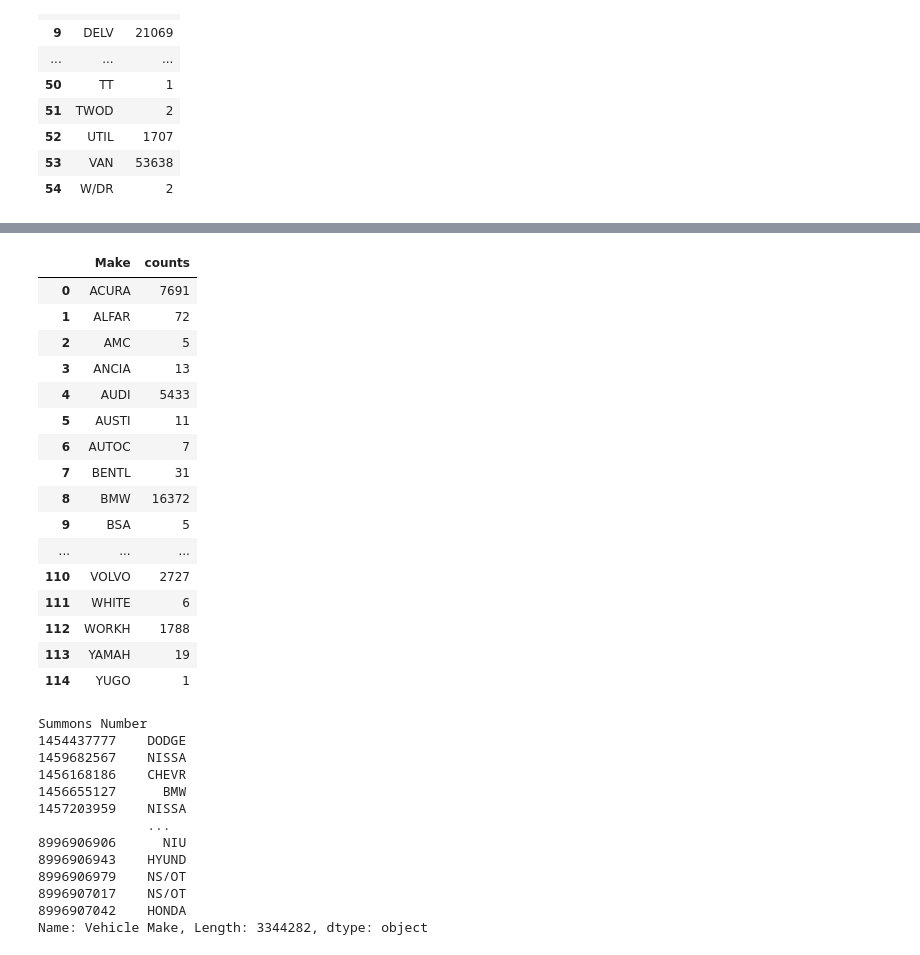
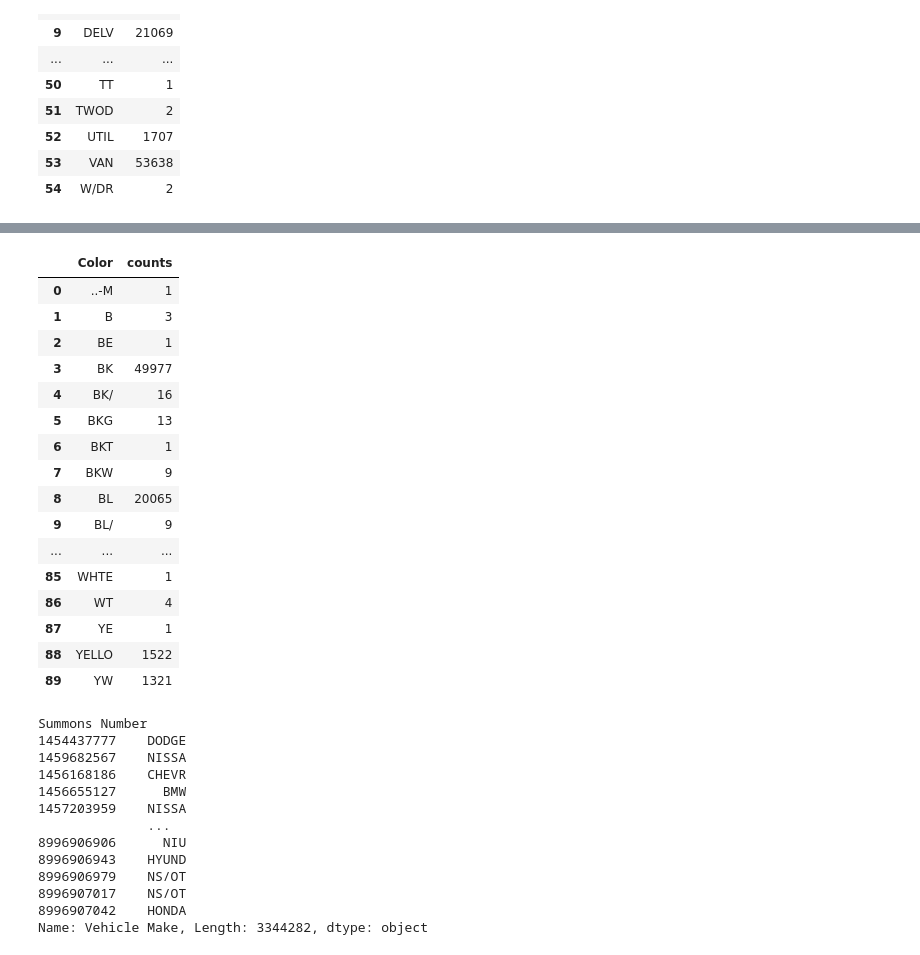
Before and after one commit to mconwa20/Final-project, a Jupyter notebook: nycdatadeepclean.ipynb, the cells around one changed output, grey strips where cells are left out. Drawn from its saved outputs; the diff is of its cells as text; code cells hidden in the pictures.

Commit message:
datacleaned and sorted by makes, types, and colors

```diff
--- a/nycdatadeepclean.ipynb
+++ b/nycdatadeepclean.ipynb
@@ -195,21 +222,21 @@ dtype: int64
 # %%
-makes_count = df_str.groupby(['Make']).size().reset_index(name='counts')
-makes_count
+colors_count = df_str.groupby(['Color']).size().reset_index(name='counts')
+colors_count
 # %% [output]
-|  | Make | counts |
-| 0 | ACURA | 7691 |
-| 1 | ALFAR | 72 |
-| 2 | AMC | 5 |
-| 3 | ANCIA | 13 |
-| 4 | AUDI | 5433 |
-| 5 | AUSTI | 11 |
-| 6 | AUTOC | 7 |
-| 7 | BENTL | 31 |
-| 8 | BMW | 16372 |
-| 9 | BSA | 5 |
+|  | Color | counts |
+| 0 | ..-M | 1 |
+| 1 | B | 3 |
+| 2 | BE | 1 |
+| 3 | BK | 49977 |
+| 4 | BK/ | 16 |
+| 5 | BKG | 13 |
+| 6 | BKT | 1 |
+| 7 | BKW | 9 |
+| 8 | BL | 20065 |
+| 9 | BL/ | 9 |
 | ... | ... | ... |
-| 110 | VOLVO | 2727 |
-| 111 | WHITE | 6 |
-| 112 | WORKH | 1788 |
-| 113 | YAMAH | 19 |
-| 114 | YUGO | 1 |
+| 85 | WHTE | 1 |
+| 86 | WT | 4 |
+| 87 | YE | 1 |
+| 88 | YELLO | 1522 |
+| 89 | YW | 1321 |
```
Also changed, not shown: parts of 10 cells of this notebook, 3 other files.
